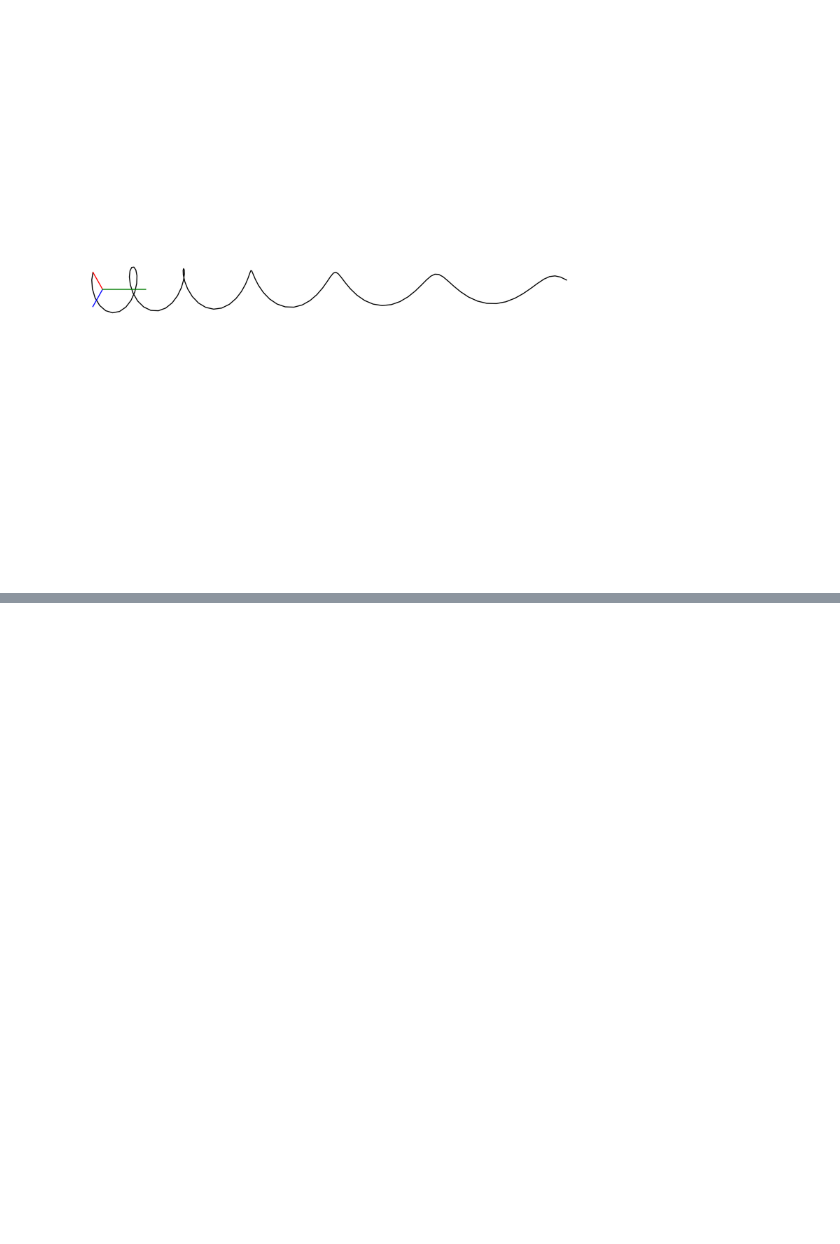
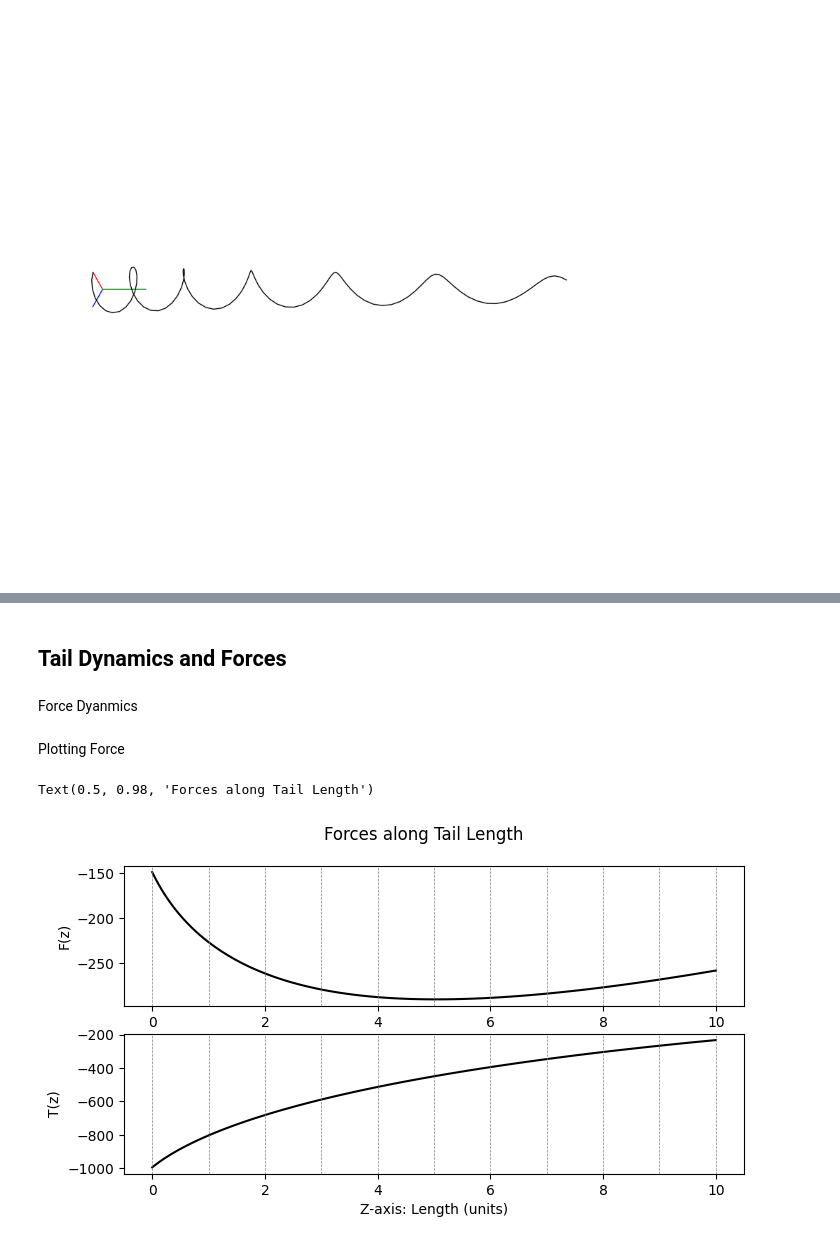
Before and after one commit to Parker-Knopf/MAE269, a Jupyter notebook: plottingTail.ipynb, the cells around one changed output, grey strips where cells are left out. Drawn from its saved outputs; the diff is of its cells as text; code cells hidden in the pictures; blank space fills up the shorter version.

```diff
--- a/plottingTail.ipynb
+++ b/plottingTail.ipynb
@@ -44,6 +51,7 @@ z = (a*ss**3 + b*ss**2 + c*ss)
 dz = sp.diff(z,ss)
 zSol = sp.solve((z.subs({ss: s1})-l ,dz.subs({ss: 0})-dl, dz.subs({ss: s1})-gamma*dl), (a, b, c))
 z = sp.lambdify(ss, z.subs({a: zSol[a], b: zSol[b], c: zSol[c]}))
+dz = sp.lambdify(ss, dz.subs({a: zSol[a], b: zSol[b], c: zSol[c]}))
 
 # R Function (Liner)
 r = sp.Function("r", real=True)(ss)
@@ -77,0 +103,32 @@ ax.set_axis_off()
+# %% [markdown]
+## Tail Dynamics and Forces
+# %% [markdown]
+Force Dyanmics
+# %%
+omega = 1 # Unit Rotational Velocity
+
+cos = np.cos(np.arctan(dz(s)))
+sin = np.sin(np.arctan(dz(s)))
+
+
+vParr = omega * r * cos
+vPerp = omega * r * sin
+
+FParr = - 2 * vParr
+FPerp = -1 * vPerp
+
+Fz = FParr*sin + FPerp*cos
+T = r * (FParr*cos + FPerp*sin)
+# %% [markdown]
+Plotting Force
+# %%
+fig3 = plt.figure(figsize=(8,4))
+ax3 = fig3.add_subplot(211)
+plotFig(ax3, z, Fz, "k", "F(z)", 0, l, 1)
+ax3 = fig3.add_subplot(212)
+plotFig(ax3, z, T, "k", "T(z)", 0, l, 1)
+plt.xlabel("Z-axis: Length (units)")
+plt.suptitle("Forces along Tail Length")
+# %% [output]
+Text(0.5, 0.98, 'Forces along Tail Length')
+[figure, added]
```
Also changed, not shown: parts of 6 cells of this notebook.
